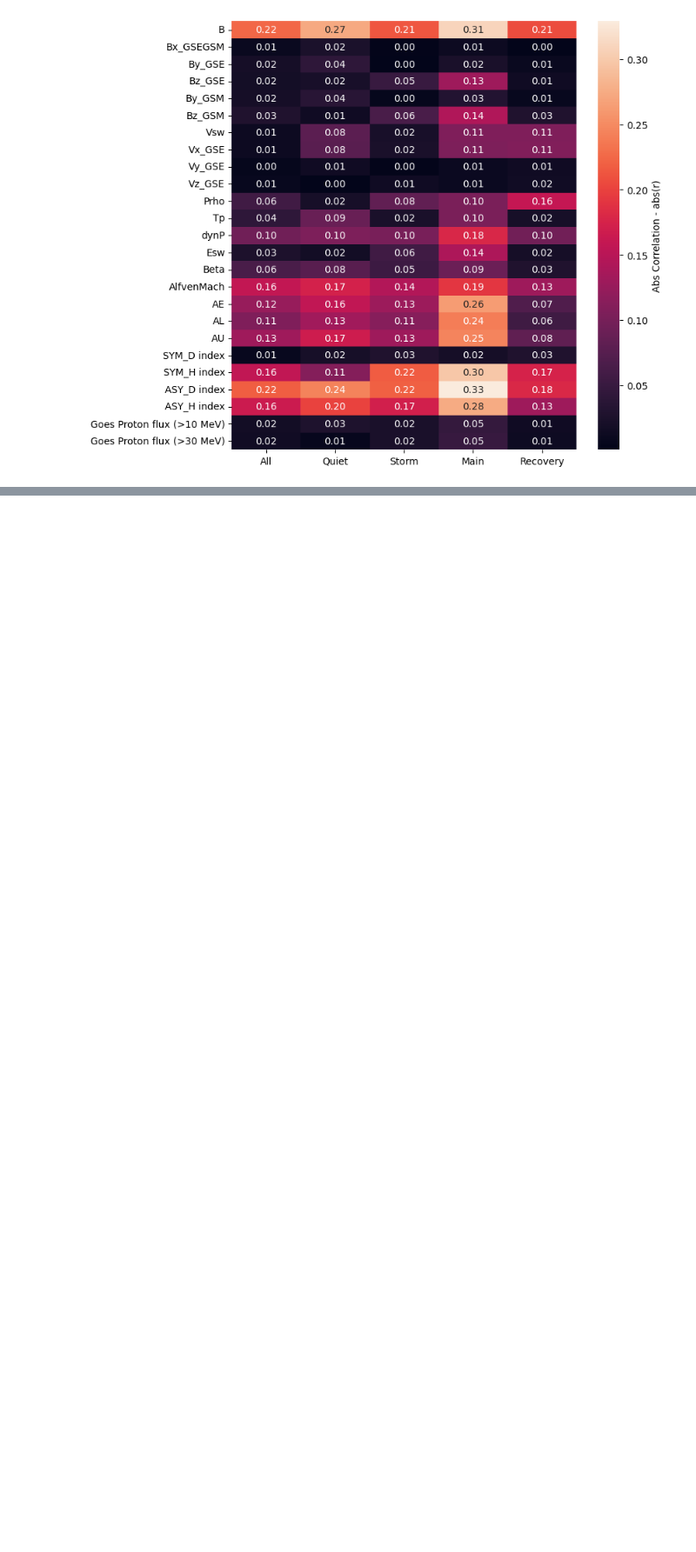
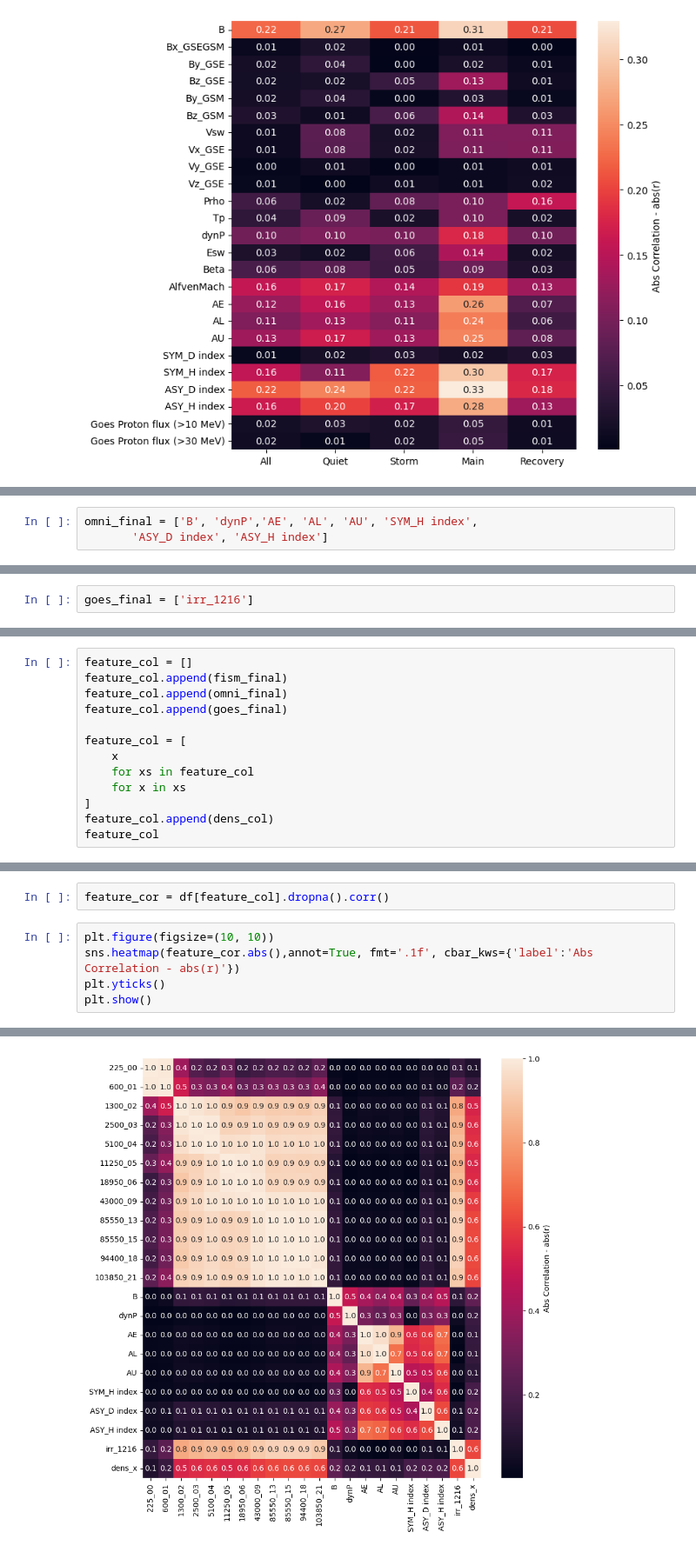
Before and after one commit to kylermurphy/SatDrag, a Jupyter notebook: Notebooks/Coor_database_v3.ipynb, the cells around one changed output, grey strips where cells are left out. Shown: that part at 87% size. Cells and saved outputs as stored; diff of their text form; blank space fills up the shorter version.

```diff
--- a/Notebooks/Coor_database_v3.ipynb
+++ b/Notebooks/Coor_database_v3.ipynb
@@ -147,3 +171,6 @@ plt.show()
+# %%
+omni_final = ['B', 'dynP','AE', 'AL', 'AU', 'SYM_H index',
+       'ASY_D index', 'ASY_H index']
 # %%
 c_goes = cor_matrix(df,goes_columns,dens_col,qt_t,st_t,mn_p,rc_p)
 c_goes
@@ -165,0 +198,2 @@ plt.show()
+# %%
+goes_final = ['irr_1216']
@@ -165,0 +204,13 @@ plt.show()
+# %%
+feature_col = []
+feature_col.append(fism_final)
+feature_col.append(omni_final)
+feature_col.append(goes_final)
+
+feature_col = [
+    x
+    for xs in feature_col
+    for x in xs
+]
+feature_col.append(dens_col)
+feature_col
@@ -165,0 +235,8 @@ plt.show()
+# %%
+feature_cor = df[feature_col].dropna().corr()
+# %%
+plt.figure(figsize=(10, 10))
+sns.heatmap(feature_cor.abs(),annot=True, fmt='.1f', cbar_kws={'label':'Abs Correlation - abs(r)'})
+plt.yticks()
+plt.show()
+# %% [output]
@@ -165,0 +262 @@ plt.show()
+[figure, added]
```
Also changed, not shown: parts of 16 cells of this notebook.
